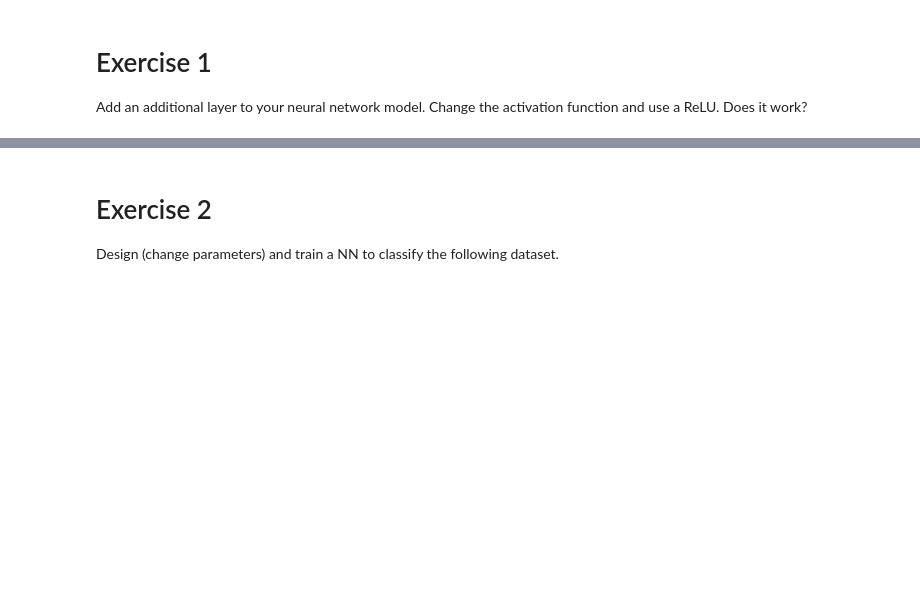
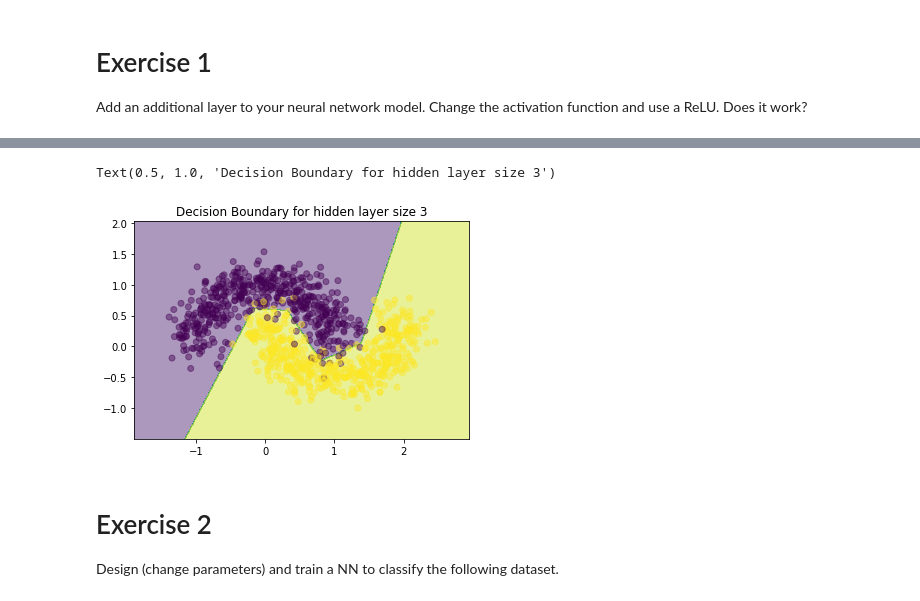
Before and after one commit to Vol0kin/DL, a Jupyter notebook: Assignment_1/1st_Assignment.ipynb, the cells around one changed output, grey strips where cells are left out. Cells and saved outputs as stored; diff of their text form; code cells hidden in the pictures; blank space fills up the shorter version.

```diff
--- a/Assignment_1/1st_Assignment.ipynb
+++ b/Assignment_1/1st_Assignment.ipynb
@@ -205,0 +382,3 @@ Add an additional layer to your neural network model. Change the activation func
+# %%
+nn = create_nn_2_hl(nn_input_dim, (5, 6))
+print(nn)
@@ -205,0 +406,2 @@ Add an additional layer to your neural network model. Change the activation func
+# %%
+model = train_nn_2hl(nn, print_loss=True)
@@ -206,3 +426,10 @@ Add an additional layer to your neural network model. Change the activation func
+# %%
+# Plot the decision boundary
+plot_decision_boundary(lambda x: predict(model, x))
+plt.title("Decision Boundary for hidden layer size 3")
+# %% [output]
+Text(0.5, 1.0, 'Decision Boundary for hidden layer size 3')
+[figure, added]
 # %% [markdown]
 # Exercise 2
 
```
Also changed, not shown: parts of 17 cells of this notebook.
